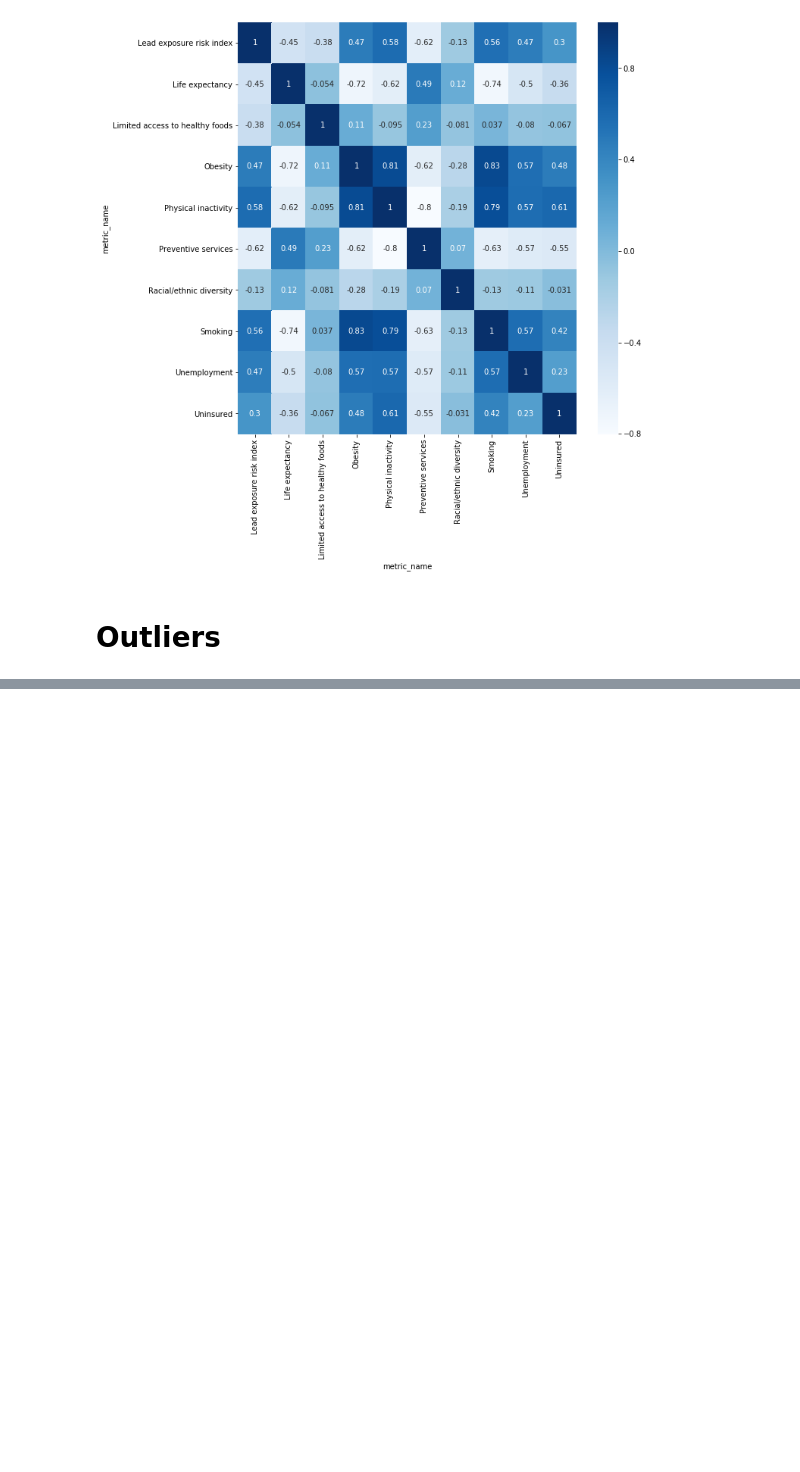
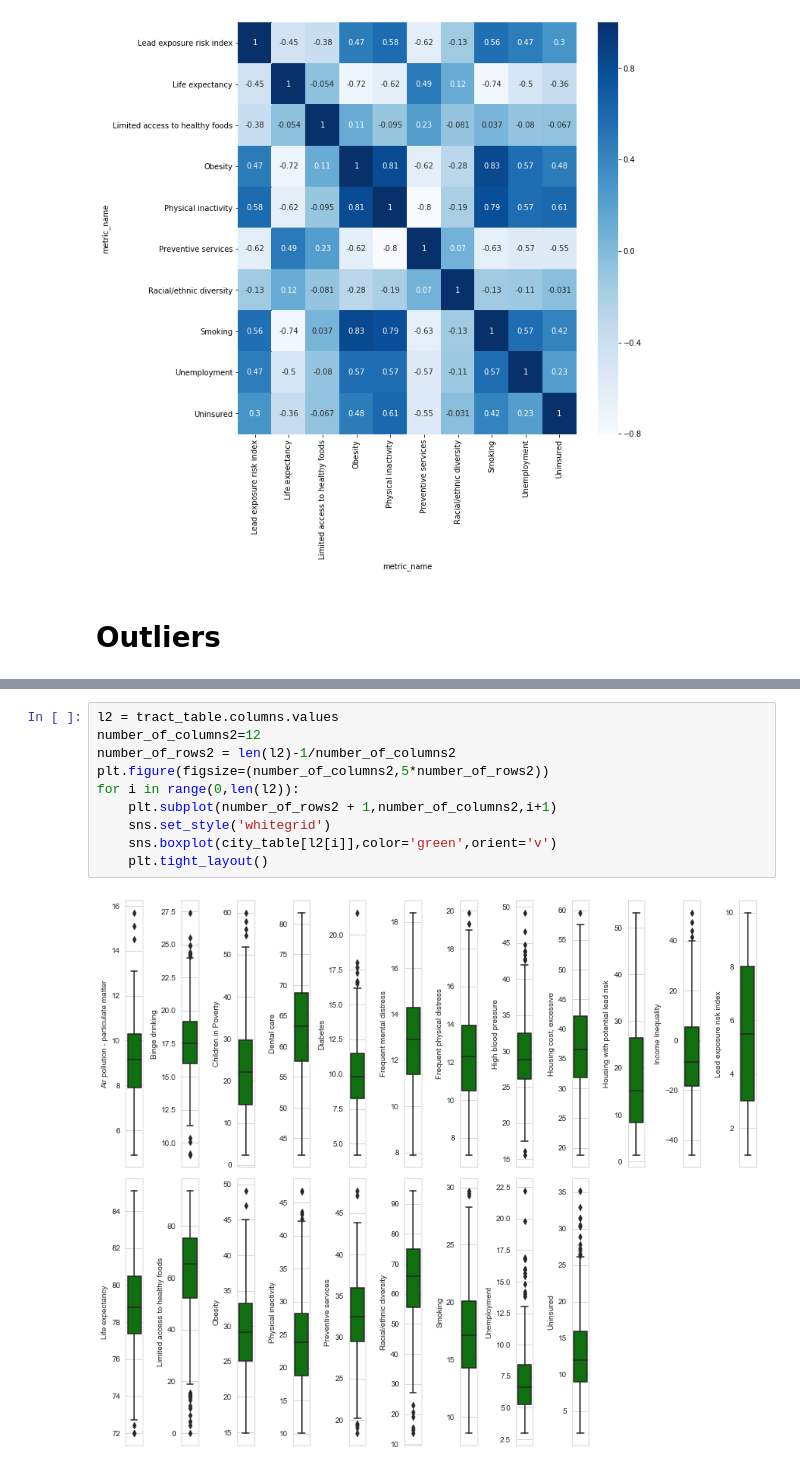
Before and after one commit to lilfetz22/Health_Scores_CAP2, a Jupyter notebook: scripts/Health_Scores_EDA.ipynb, the cells around one changed output, grey strips where cells are left out. Saved outputs shown, nothing was run; the diff lists cells and outputs as text; blank space fills up the shorter version.

```diff
--- a/scripts/Health_Scores_EDA.ipynb
+++ b/scripts/Health_Scores_EDA.ipynb
@@ -233,0 +254,12 @@ sns.heatmap(second_features_tract.corr(), cmap='Blues', annot=True)
+# %%
+l2 = tract_table.columns.values
+number_of_columns2=12
+number_of_rows2 = len(l2)-1/number_of_columns2
+plt.figure(figsize=(number_of_columns2,5*number_of_rows2))
+for i in range(0,len(l2)):
+    plt.subplot(number_of_rows2 + 1,number_of_columns2,i+1)
+    sns.set_style('whitegrid')
+    sns.boxplot(city_table[l2[i]],color='green',orient='v')
+    plt.tight_layout()
+# %% [output]
+[figure, added]
```
Also changed, not shown: parts of 3 cells of this notebook.
